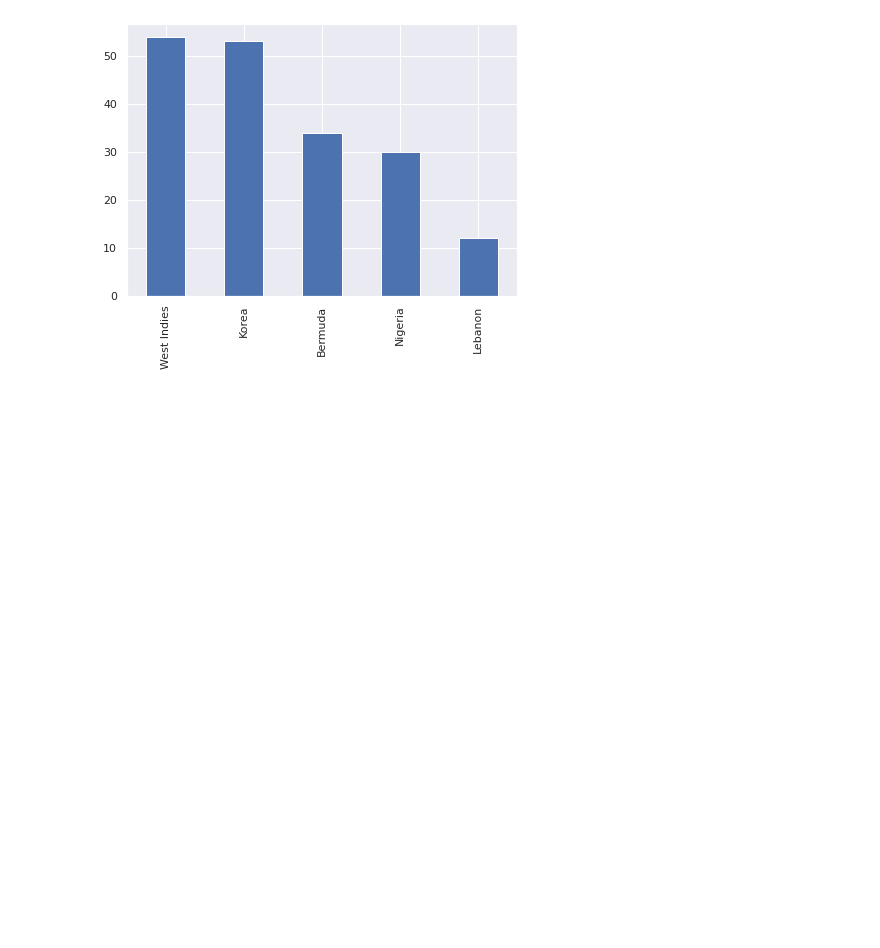
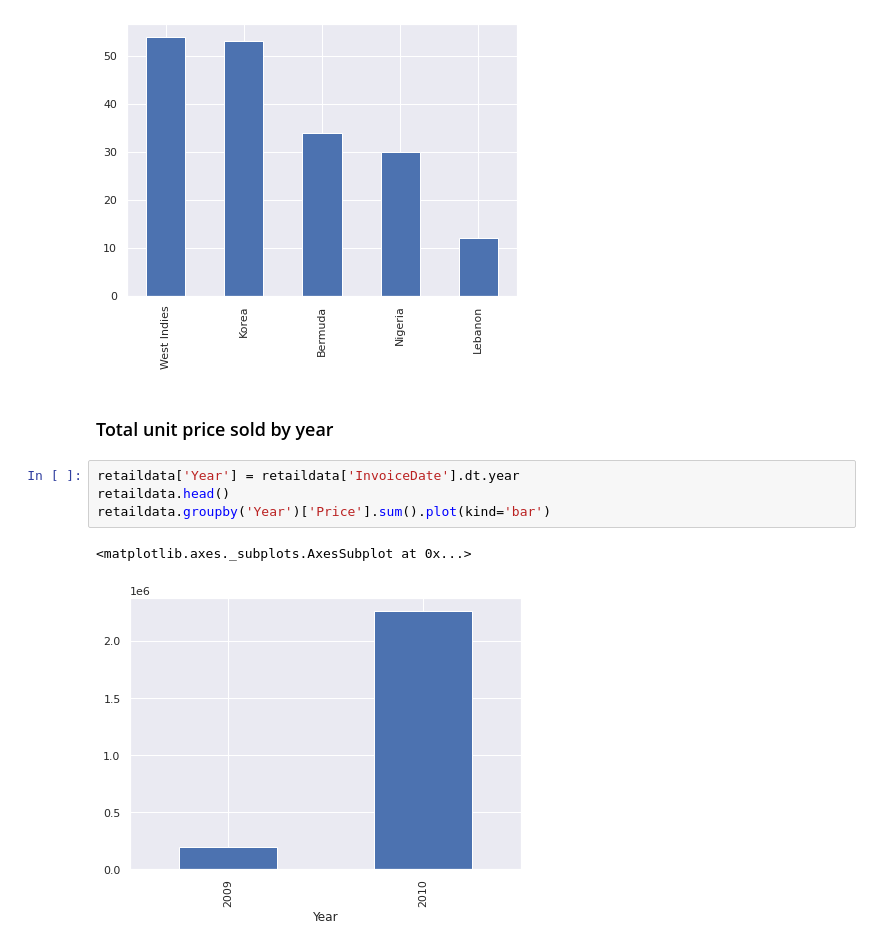
Before and after one commit to alokg1019/DataMining_Team1, a Jupyter notebook: EDA_Customer_Segmentation_Retail.ipynb, the cells around one changed output. Cells and saved outputs as stored; diff of their text form; blank space fills up the shorter version.

Commit message:
adding more visualizations in updated file

```diff
--- a/EDA_Customer_Segmentation_Retail.ipynb
+++ b/EDA_Customer_Segmentation_Retail.ipynb
@@ -246,3 +246,12 @@ filtered_retaildata.Country.value_counts()[-5:].plot(kind='bar')
 # %% [output]
 <matplotlib.axes._subplots.AxesSubplot at 0x...>
 [figure]
+# %% [markdown]
+### Total unit price sold by year
+# %%
+retaildata['Year'] = retaildata['InvoiceDate'].dt.year
+retaildata.head()
+retaildata.groupby('Year')['Price'].sum().plot(kind='bar')
+# %% [output]
+<matplotlib.axes._subplots.AxesSubplot at 0x...>
+[figure, added]
```
Also changed, not shown: parts of 24 cells of this notebook.
